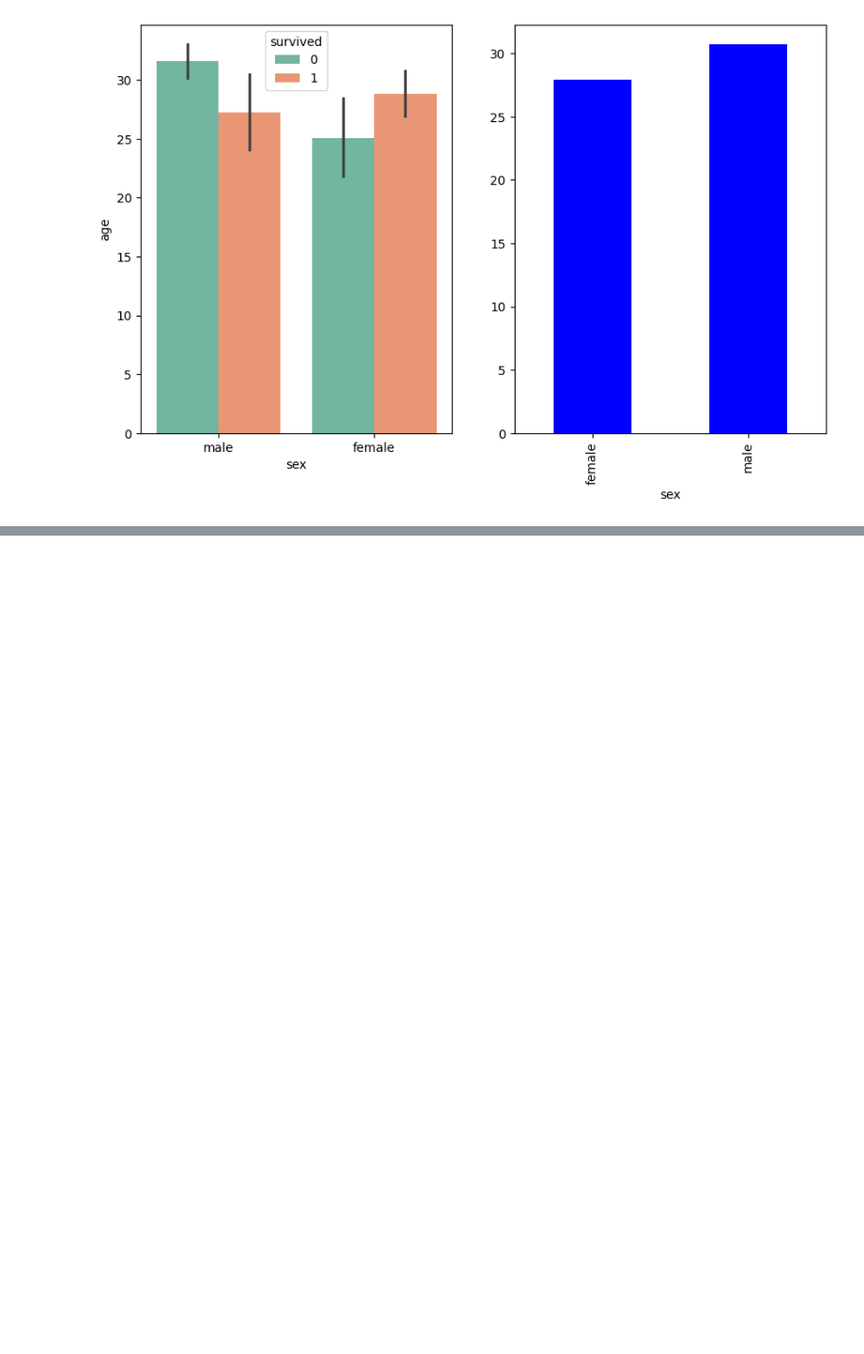
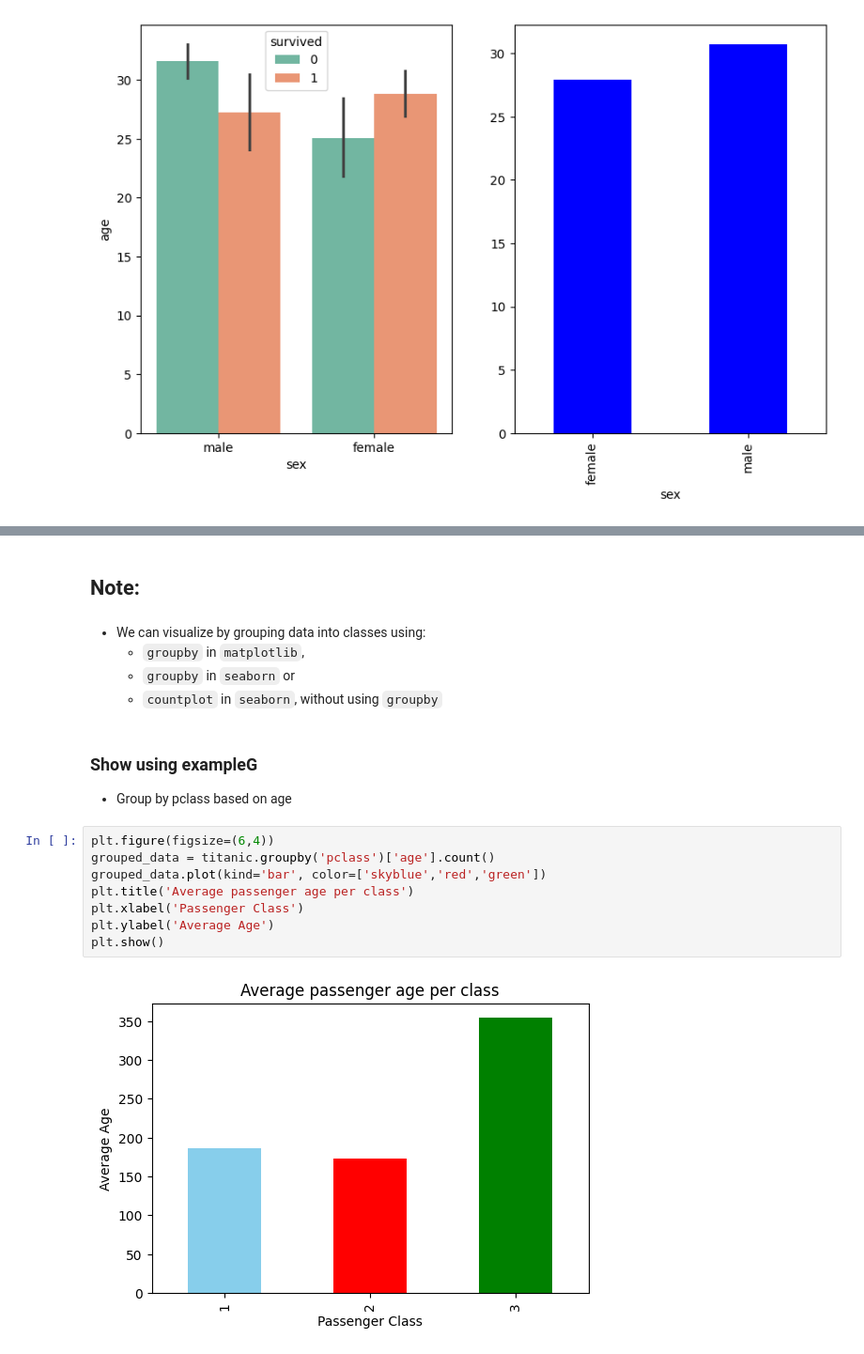
Before and after one commit to ake369/python_tutorial, a Jupyter notebook: notebooks/pandas.ipynb, the cells around one changed output, grey strips where cells are left out. Shown at 94% size. Saved outputs shown, nothing was run; the diff lists cells and outputs as text; blank space fills up the shorter version.

Commit message:
matplotlib and seaborn with pandas

````diff
--- a/notebooks/pandas.ipynb
+++ b/notebooks/pandas.ipynb
@@ -315,0 +335,20 @@ plt.show()
+# %% [markdown]
+## Note:
+# %% [markdown]
+- We can visualize by grouping data into classes using:
+   * ```groupby``` in ```matplotlib```,
+   * ```groupby``` in ```seaborn``` or
+   * ```countplot``` in ```seaborn```, without using ```groupby```
+# %% [markdown]
+### Show using exampleG
+- Group by pclass based on age
+# %%
+plt.figure(figsize=(6,4))
+grouped_data = titanic.groupby('pclass')['age'].count()
+grouped_data.plot(kind='bar', color=['skyblue','red','green'])
+plt.title('Average passenger age per class')
+plt.xlabel('Passenger Class')
+plt.ylabel('Average Age')
+plt.show()
+# %% [output]
+[figure, added]
````
Also changed, not shown: parts of 8 cells of this notebook.
